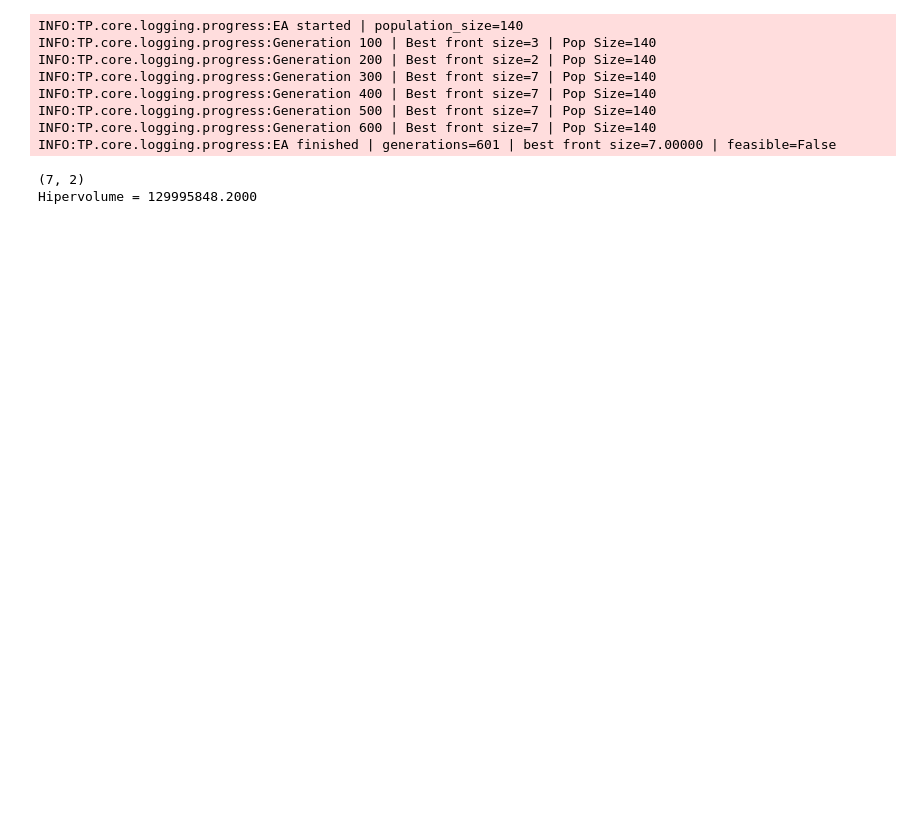
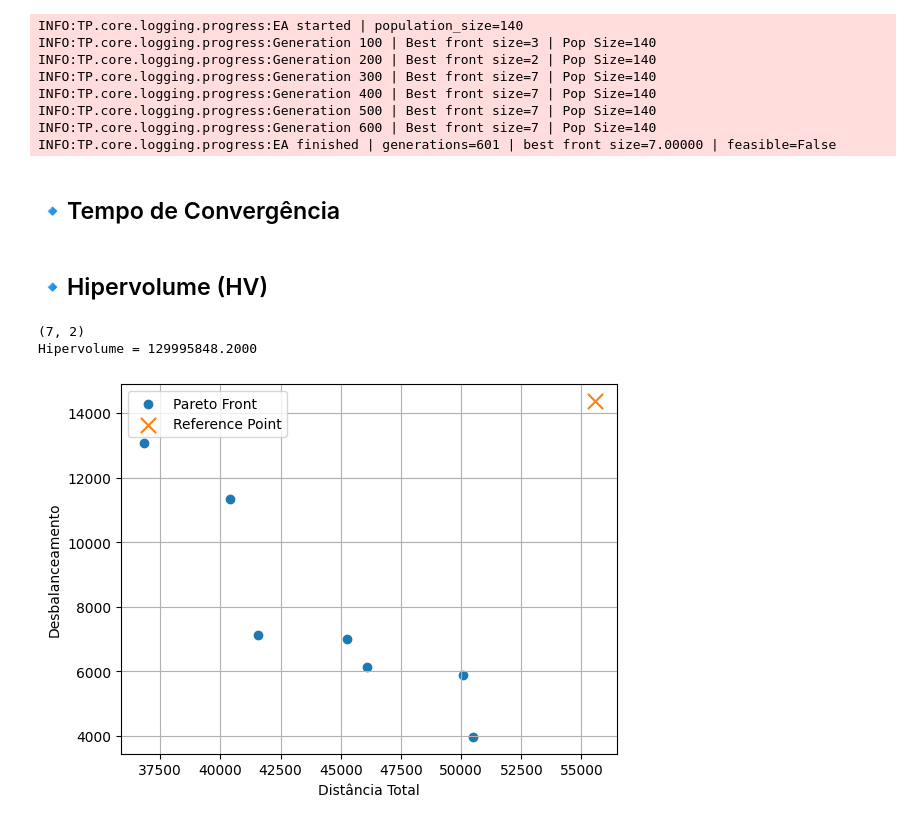
Before and after one commit to gbonanato/comp_ev_group_F, a Jupyter notebook: notebooks/TF/VRP_NSGAII.ipynb, the cells around one changed output. Cells and saved outputs as stored; diff of their text form; code cells hidden in the pictures; blank space fills up the shorter version.

```diff
--- a/notebooks/TF/VRP_NSGAII.ipynb
+++ b/notebooks/TF/VRP_NSGAII.ipynb
@@ -232,6 +244,10 @@ def plot_all_fronts(state, n_samples=15):
     fig.show()
 # %%
 plot_all_fronts(out, n_samples=15)
+# %% [markdown]
+## 🔹Tempo de Convergência
+# %% [markdown]
+## 🔹Hipervolume (HV)
 # %%
 
 from pymoo.indicators.hv import HV
@@ -259,3 +275,22 @@ print(f"Hipervolume = {hv_value:.4f}")
 # %% [output]
 (7, 2)
 Hipervolume = 129995848.2000
+# %%
+import matplotlib.pyplot as plt
+
+plt.scatter(F[:,0], F[:,1], label="Pareto Front")
+plt.scatter(
+    ref_point[0],
+    ref_point[1],
+    marker="x",
+    s=120,
+    label="Reference Point"
+)
+
+plt.xlabel("Distância Total")
+plt.ylabel("Desbalanceamento")
+plt.legend()
+plt.grid(True)
+plt.show()
+# %% [output]
+[figure, added]
```
Also changed, not shown: parts of 9 cells of this notebook.
